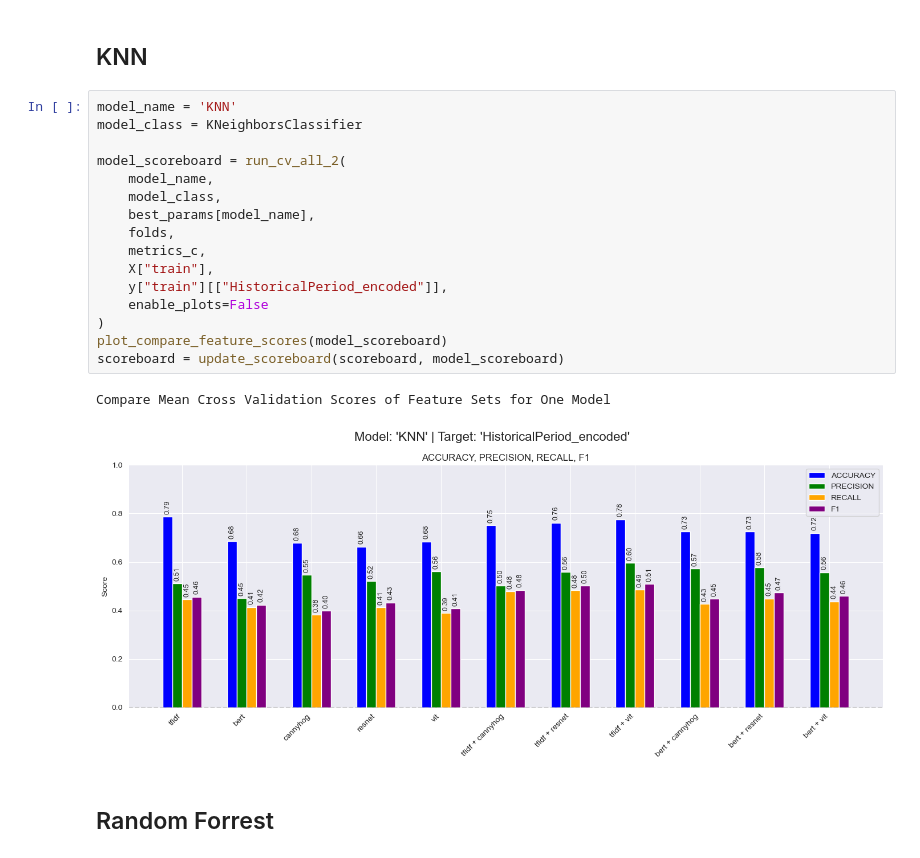
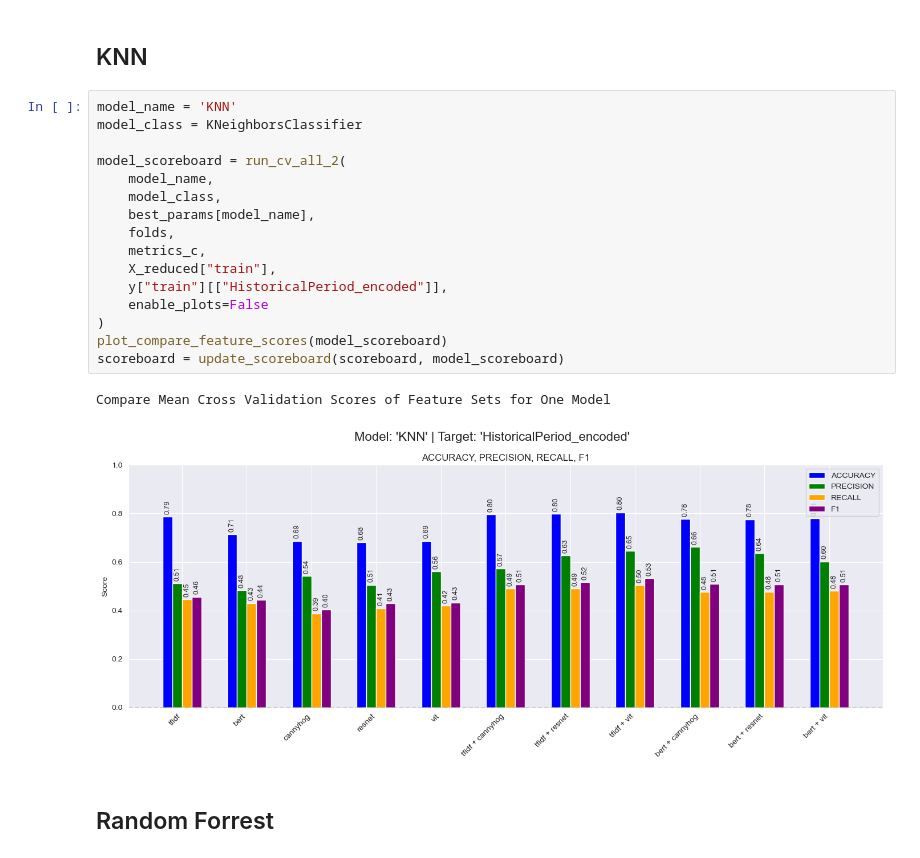
Before and after one commit to dimitris-kr/AgoraPottery, a Jupyter notebook: 02_chronology_prediction/classification/02_model_cross_validation.ipynb, the cells around one changed output. Drawn from its saved outputs; the diff is of its cells as text.

```diff
--- a/02_chronology_prediction/classification/02_model_cross_validation.ipynb
+++ b/02_chronology_prediction/classification/02_model_cross_validation.ipynb
@@ -161,22 +161,22 @@ Compare Mean Cross Validation Scores of Feature Sets for One Model
 # %%
 model_name = 'KNN'
 model_class = KNeighborsClassifier
 
 model_scoreboard = run_cv_all_2(
     model_name,
     model_class,
     best_params[model_name],
     folds,
     metrics_c,
-    X["train"],
+    X_reduced["train"],
     y["train"][["HistoricalPeriod_encoded"]],
     enable_plots=False
 )
 plot_compare_feature_scores(model_scoreboard)
 scoreboard = update_scoreboard(scoreboard, model_scoreboard)
 # %% [output]
 Compare Mean Cross Validation Scores of Feature Sets for One Model
-[figure, old version]
+[figure, new version]
 # %% [markdown]
 ## Random Forrest
 # %%
```
Also changed, not shown: parts of 3 cells of this notebook, 4 other files.
